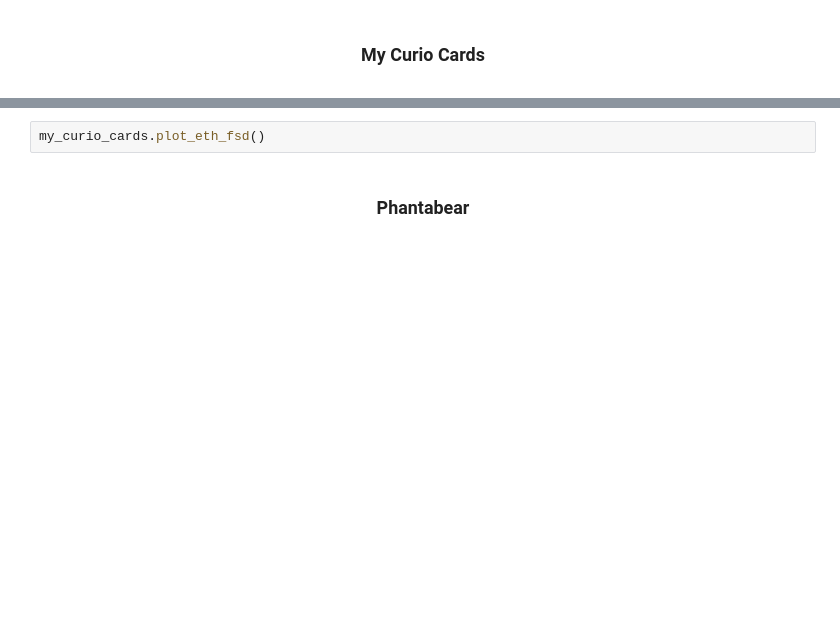
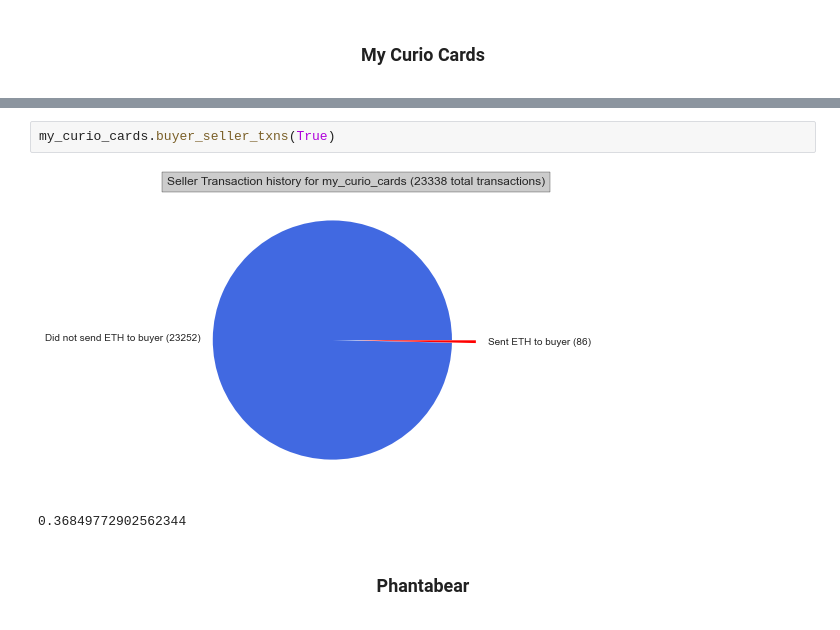
Before and after one commit to Cwolfe13/NFT-Wash-Analysis, a Jupyter notebook: analysis.ipynb, the cells around one changed output, grey strips where cells are left out. Cells and saved outputs as stored; diff of their text form; blank space fills up the shorter version.

```diff
--- a/analysis.ipynb
+++ b/analysis.ipynb
@@ -747,5 +751,8 @@ print(my_curio_cards.BenfordChiTest())
-# %%
-my_curio_cards.plot_eth_fsd()
+# %%
+my_curio_cards.buyer_seller_txns(True)
+# %% [output]
+[figure, added]
+0.36849772902562344
 # %% [markdown]
 <center>
 
```
Also changed, not shown: parts of 48 cells of this notebook.
